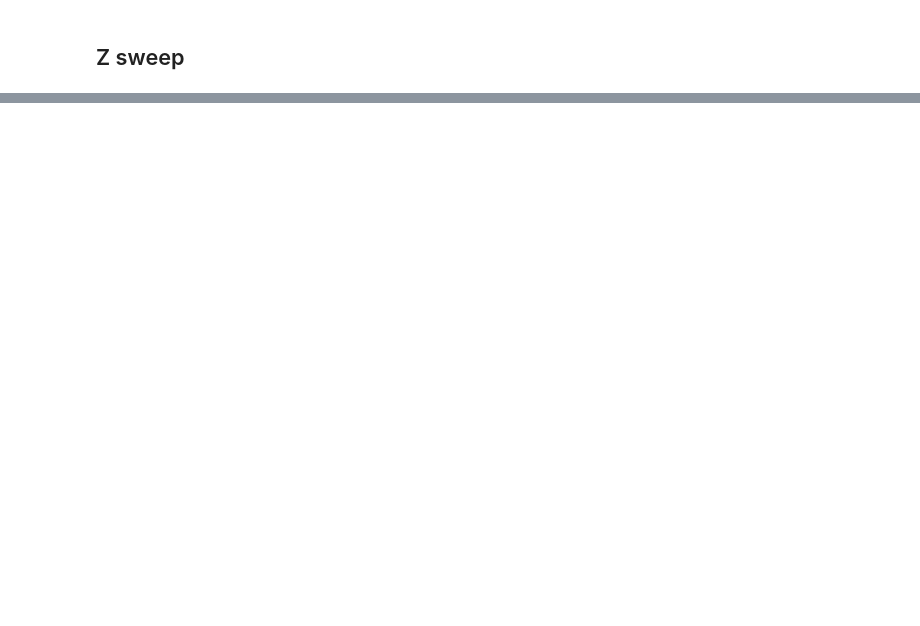
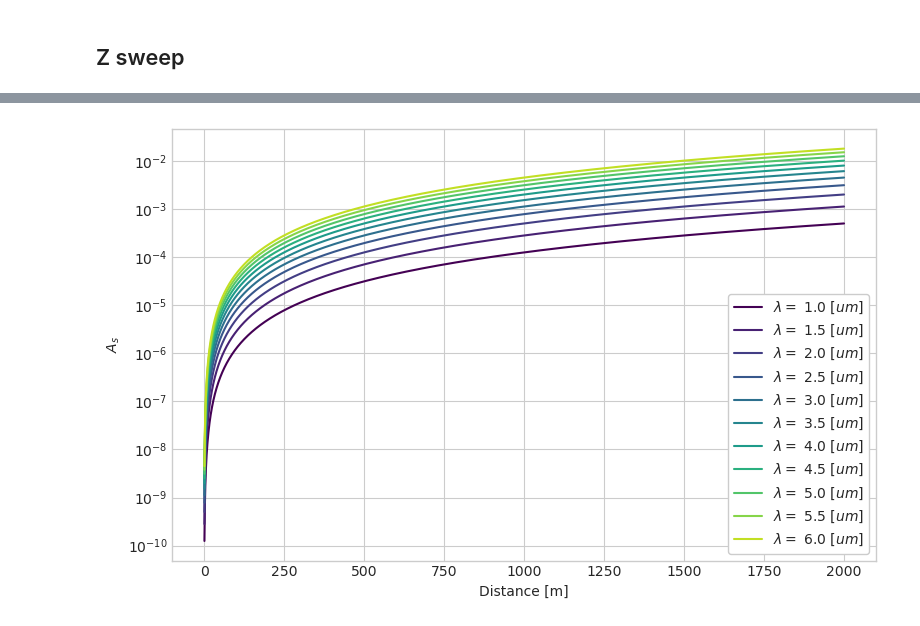
Before and after one commit to Kovaleski-Research-Lab/Bra-ket-optics, a Jupyter notebook: notebooks/EQ64_analysis.ipynb, the cells around one changed output, grey strips where cells are left out. Drawn from its saved outputs; the diff is of its cells as text; code cells hidden in the pictures; blank space fills up the shorter version.

```diff
--- a/notebooks/EQ64_analysis.ipynb
+++ b/notebooks/EQ64_analysis.ipynb
@@ -39,0 +125,24 @@ plt.yscale('log')
+# %%
+Nh = 1
+Ar = 0.008
+wavelengths = [1e-6, 1.5e-6, 2e-6, 2.5e-6, 3e-6, 3.5e-6, 4e-6, 4.5e-6, 5e-6, 5.5e-6, 6e-6]
+As_list = []
+for wl in wavelengths:
+    As_list.append((Nh * wl**2 * distance**2) / Ar)
+# %%
+cmap = plt.get_cmap('viridis')
+color_delta = 1 / len(wavelengths)
+# %%
+fig,ax = plt.subplots(1,1,figsize=(8,5))
+
+for i, wl in enumerate(wavelengths):
+    ax.plot(distance, As_list[i], label=r'$\lambda =$ {} $[um]$'.format(wl*1e6), color=cmap(color_delta*i))
+
+ax.set_yscale('log')
+ax.set_ylabel(r"$A_s$")
+ax.set_xlabel("Distance [m]")
+ax.legend(frameon=True, framealpha=1)
+plt.tight_layout()
+fig.savefig("bigger_problem_as_wl.png", dpi=300)
+# %% [output]
+[figure, added]
```
Also changed, not shown: parts of 18 cells of this notebook.
